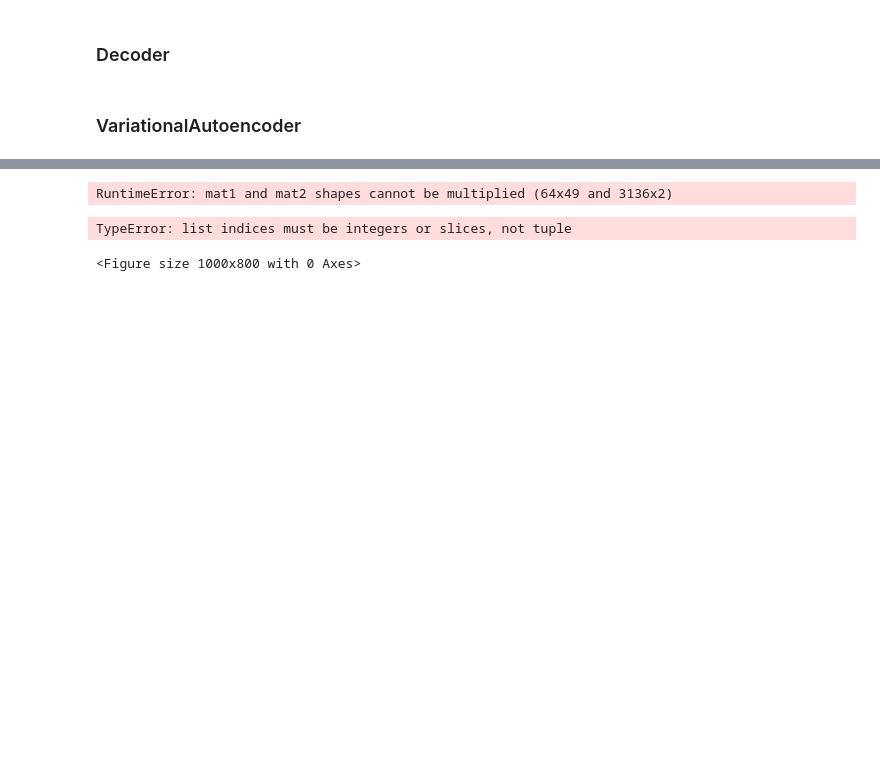
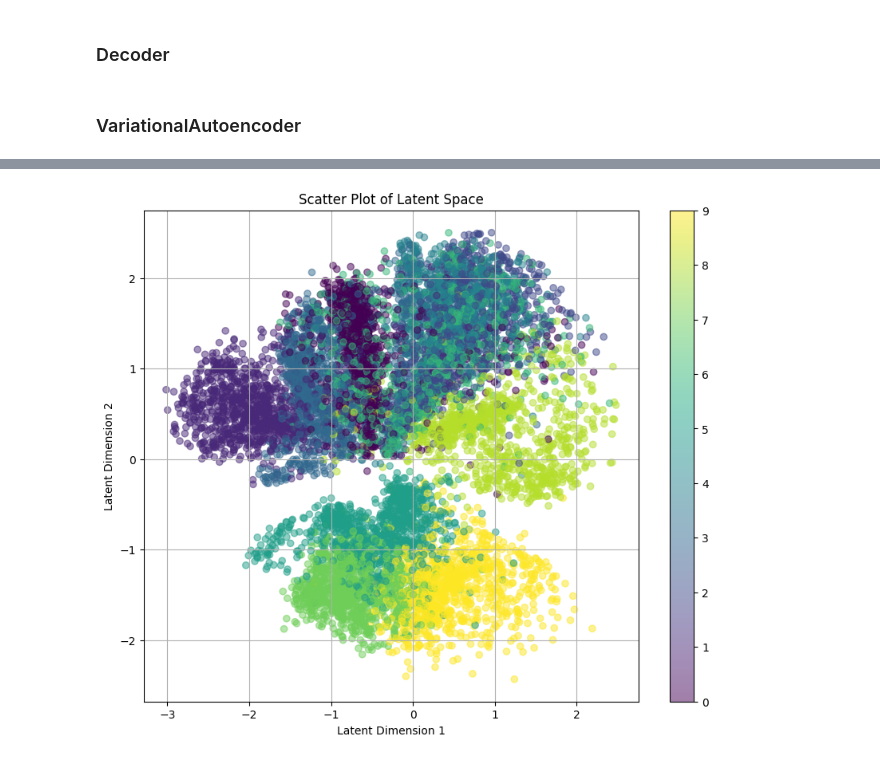
Before and after one commit to Hye-yoonJeong/TIL, a Jupyter notebook: upstage_lab/missions/week9_generation.ipynb, the cells around one changed output, grey strips where cells are left out. Saved outputs shown, nothing was run; the diff lists cells and outputs as text; code cells hidden in the pictures; blank space fills up the shorter version.

Commit message:
feat: latent space plot, latent image plot added

```diff
--- a/upstage_lab/missions/week9_generation.ipynb
+++ b/upstage_lab/missions/week9_generation.ipynb
@@ -57,7 +59,7 @@ class Encoder(nn.Module):
 
         x = F.leaky_relu(self.conv1(x), negative_slope=0.2)
         x = F.leaky_relu(self.conv2(x), negative_slope=0.2)
-        x = x.view(x.size(0), -1)
+        x = x.view(-1, 7*7*64)
 
         mean = self.fc_mean(x)
         # 오토 인코더와의 주요 차이점
@@ -275,18 +269,0 @@ Training start with 30 epochs.
-# %%
-# Assuming `model` is your VAE model and `dataset` is your data loader
-latent_means = []
-labels = []  # Optional: only if you want to color points by label
-
-vae.eval()  # Set the model to evaluation mode
-with torch.no_grad():
-    for batch in test_dataset:
-        data, target = batch  # Assume each batch returns data and labels
-        data = data.to(device)  # Send data to device (e.g., GPU)
-        mean, _ = vae.encode(data)
-        latent_means.append(mean)
-        labels.extend(target)  # Collect labels for coloring
-
-latent_means = torch.cat(latent_means, dim=0).cpu().numpy()  # Convert to NumPy array for plotting
-labels = np.array(labels)  # Convert labels to a NumPy array if used
-# %% [output]
-RuntimeError: mat1 and mat2 shapes cannot be multiplied (64x49 and 3136x2)
@@ -293,18 +295,11 @@ RuntimeError: mat1 and mat2 shapes cannot be multiplied (64x49 and 3136x2)
 # %%
-import matplotlib.pyplot as plt
-
-# Check if 'latent_means' and 'labels' are defined
-if 'latent_means' in locals() and 'labels' in locals():
-    plt.figure(figsize=(10, 8))
-    scatter = plt.scatter(latent_means[:, 0], latent_means[:, 1], c=labels, cmap='viridis', alpha=0.5)
-    plt.colorbar(scatter)
-    plt.title('Scatter Plot of Latent Space')
-    plt.xlabel('Latent Dimension 1')
-    plt.ylabel('Latent Dimension 2')
-    plt.grid(True)
-    plt.show()
-else:
-    print("Latent means or labels are not defined")
+plt.figure(figsize=(10, 8))
+scatter = plt.scatter(latent_mean_vectors[:, 0], latent_mean_vectors[:, 1], c=labels, cmap='viridis', alpha=0.5)
+plt.colorbar(scatter)
+plt.title('Scatter Plot of Latent Space')
+plt.xlabel('Latent Dimension 1')
+plt.ylabel('Latent Dimension 2')
+plt.grid(True)
+plt.show()
 # %% [output]
-TypeError: list indices must be integers or slices, not tuple
-<Figure size 1000x800 with 0 Axes>
+[figure, added]
```
Also changed, not shown: parts of 7 cells of this notebook.
